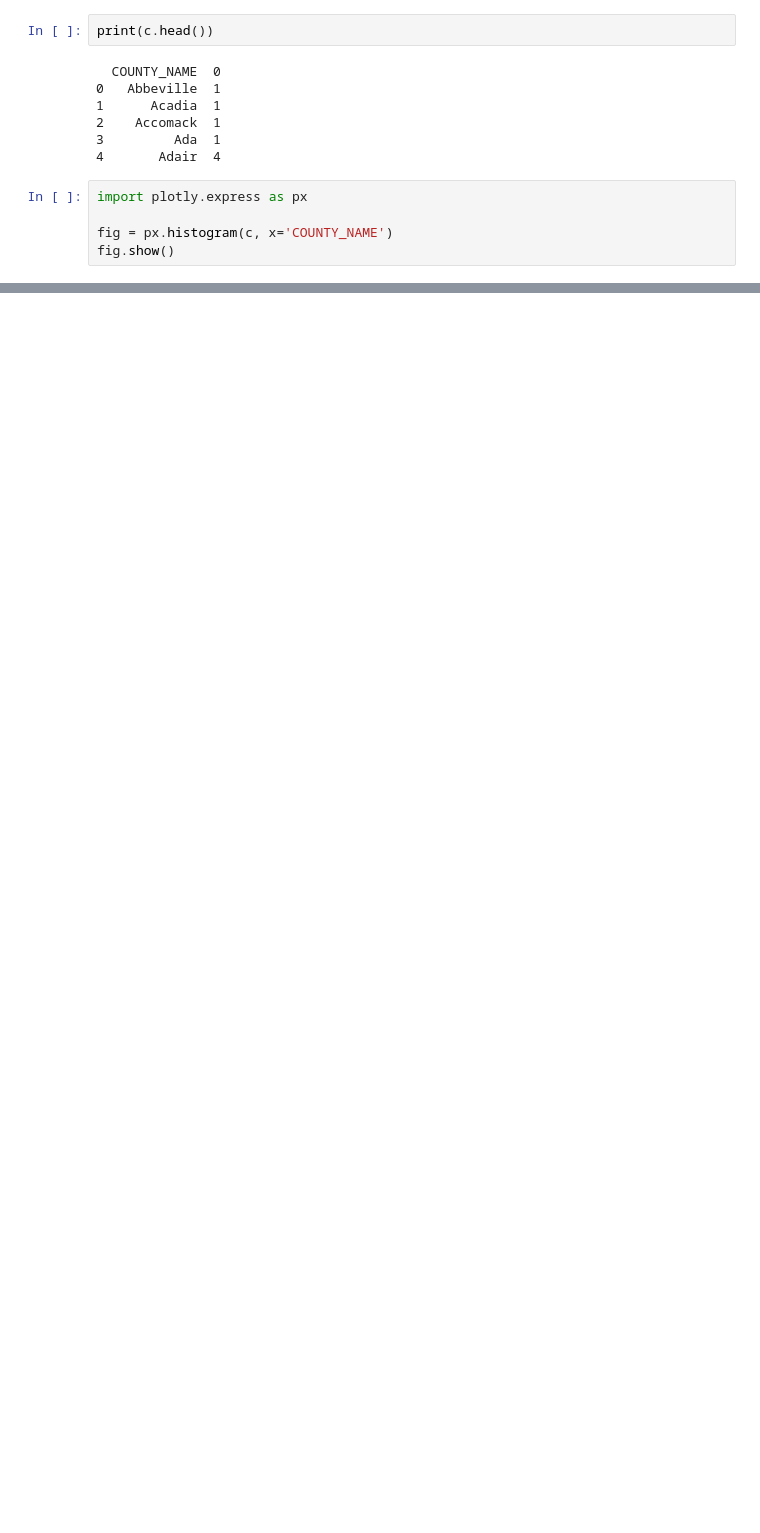
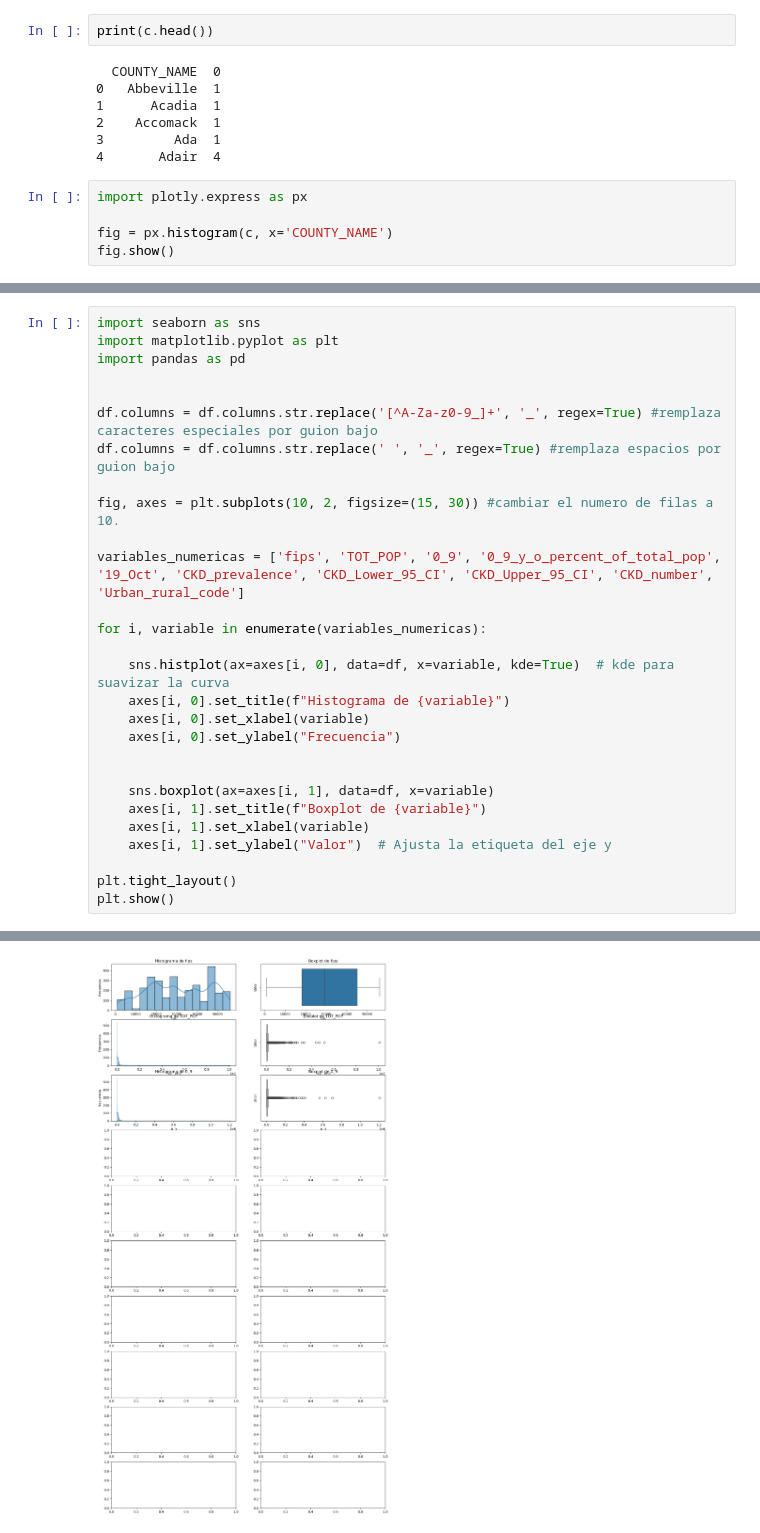
Before and after one commit to Valenfrc/modelos_lineales_regularizados-main, a Jupyter notebook: src/explore.ipynb, the cells around one changed output, grey strips where cells are left out. Drawn from its saved outputs; the diff is of its cells as text; blank space fills up the shorter version.

```diff
--- a/src/explore.ipynb
+++ b/src/explore.ipynb
@@ -121,0 +159,29 @@ fig.show()
+# %%
+import seaborn as sns
+import matplotlib.pyplot as plt
+import pandas as pd
+
+
+df.columns = df.columns.str.replace('[^A-Za-z0-9_]+', '_', regex=True) #remplaza caracteres especiales por guion bajo
+df.columns = df.columns.str.replace(' ', '_', regex=True) #remplaza espacios por guion bajo
+
+fig, axes = plt.subplots(10, 2, figsize=(15, 30)) #cambiar el numero de filas a 10.
+
+variables_numericas = ['fips', 'TOT_POP', '0_9', '0_9_y_o_percent_of_total_pop', '19_Oct', 'CKD_prevalence', 'CKD_Lower_95_CI', 'CKD_Upper_95_CI', 'CKD_number', 'Urban_rural_code']
+
+for i, variable in enumerate(variables_numericas):
+
+    sns.histplot(ax=axes[i, 0], data=df, x=variable, kde=True)  # kde para suavizar la curva
+    axes[i, 0].set_title(f"Histograma de {variable}")
+    axes[i, 0].set_xlabel(variable)
+    axes[i, 0].set_ylabel("Frecuencia")
+
+
+    sns.boxplot(ax=axes[i, 1], data=df, x=variable)
+    axes[i, 1].set_title(f"Boxplot de {variable}")
+    axes[i, 1].set_xlabel(variable)
+    axes[i, 1].set_ylabel("Valor")  # Ajusta la etiqueta del eje y
+
+plt.tight_layout()
+plt.show()
+# %% [output]
@@ -121,0 +189 @@ fig.show()
+[figure, added]
```
Also changed, not shown: parts of 5 cells of this notebook.
